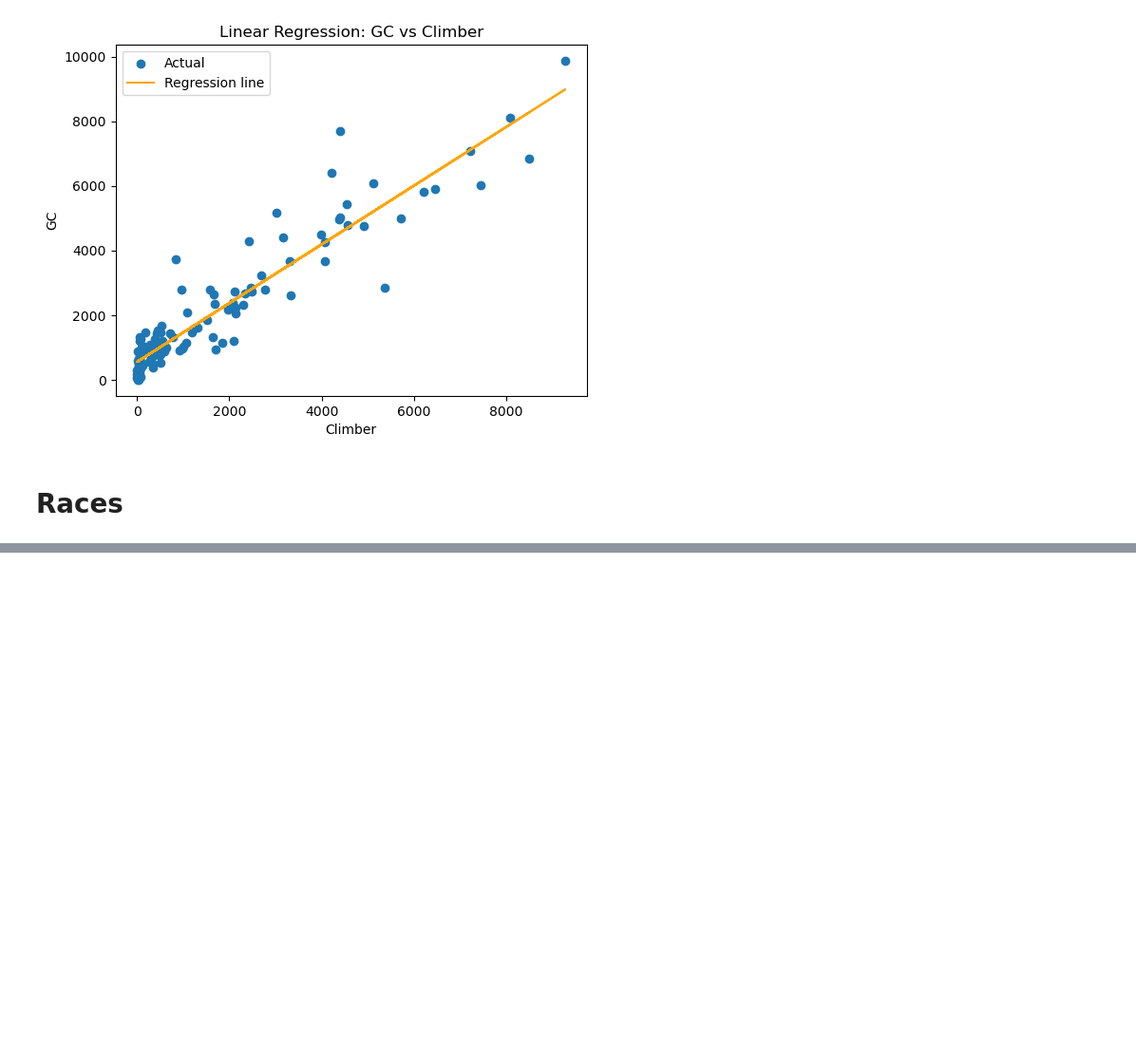
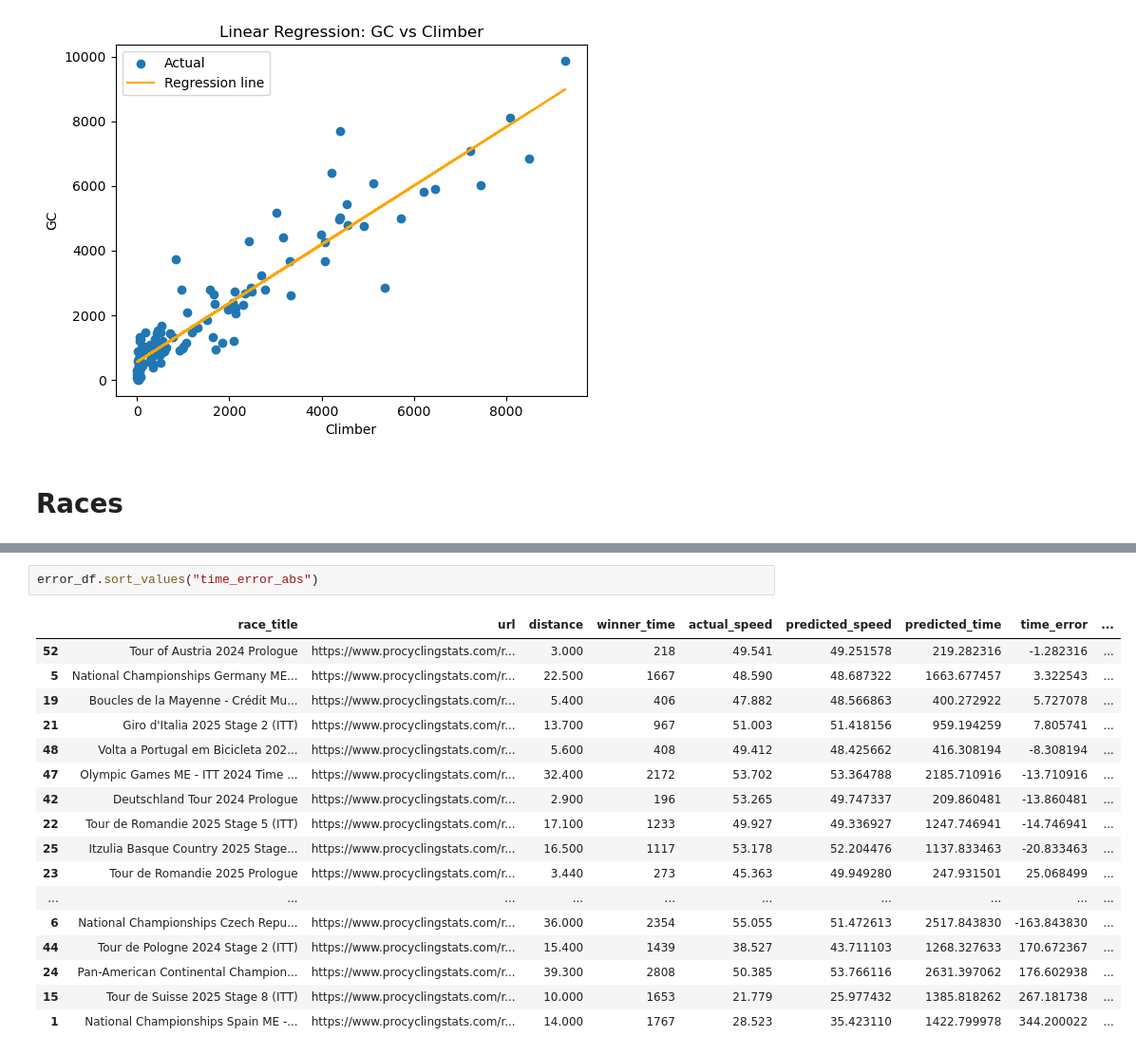
Before and after one commit to appollo30/PCS-chrono-cycling-time-trial-data-analysis, a Jupyter notebook: tests.ipynb, the cells around one changed output, grey strips where cells are left out. Shown at 95% size. Saved outputs shown, nothing was run; the diff lists cells and outputs as text; blank space fills up the shorter version.

```diff
--- a/tests.ipynb
+++ b/tests.ipynb
@@ -124,0 +193,20 @@ plt.show()
+# %%
+error_df.sort_values("time_error_abs")
+# %% [output]
+|  | race_title | url | distance | winner_time | actual_speed | predicted_speed | predicted_time | time_error | ... |
+| 52 | Tour of Austria 2024 Prologue | https://www.procyclingstats.com/r... | 3.000 | 218 | 49.541 | 49.251578 | 219.282316 | -1.282316 | ... |
+| 5 | National Championships Germany ME... | https://www.procyclingstats.com/r... | 22.500 | 1667 | 48.590 | 48.687322 | 1663.677457 | 3.322543 | ... |
+| 19 | Boucles de la Mayenne - Crédit Mu... | https://www.procyclingstats.com/r... | 5.400 | 406 | 47.882 | 48.566863 | 400.272922 | 5.727078 | ... |
+| 21 | Giro d'Italia 2025 Stage 2 (ITT) | https://www.procyclingstats.com/r... | 13.700 | 967 | 51.003 | 51.418156 | 959.194259 | 7.805741 | ... |
+| 48 | Volta a Portugal em Bicicleta 202... | https://www.procyclingstats.com/r... | 5.600 | 408 | 49.412 | 48.425662 | 416.308194 | -8.308194 | ... |
+| 47 | Olympic Games ME - ITT 2024 Time ... | https://www.procyclingstats.com/r... | 32.400 | 2172 | 53.702 | 53.364788 | 2185.710916 | -13.710916 | ... |
+| 42 | Deutschland Tour 2024 Prologue | https://www.procyclingstats.com/r... | 2.900 | 196 | 53.265 | 49.747337 | 209.860481 | -13.860481 | ... |
+| 22 | Tour de Romandie 2025 Stage 5 (ITT) | https://www.procyclingstats.com/r... | 17.100 | 1233 | 49.927 | 49.336927 | 1247.746941 | -14.746941 | ... |
+| 25 | Itzulia Basque Country 2025 Stage... | https://www.procyclingstats.com/r... | 16.500 | 1117 | 53.178 | 52.204476 | 1137.833463 | -20.833463 | ... |
+| 23 | Tour de Romandie 2025 Prologue | https://www.procyclingstats.com/r... | 3.440 | 273 | 45.363 | 49.949280 | 247.931501 | 25.068499 | ... |
+| ... | ... | ... | ... | ... | ... | ... | ... | ... | ... |
+| 6 | National Championships Czech Repu... | https://www.procyclingstats.com/r... | 36.000 | 2354 | 55.055 | 51.472613 | 2517.843830 | -163.843830 | ... |
+| 44 | Tour de Pologne 2024 Stage 2 (ITT) | https://www.procyclingstats.com/r... | 15.400 | 1439 | 38.527 | 43.711103 | 1268.327633 | 170.672367 | ... |
+| 24 | Pan-American Continental Champion... | https://www.procyclingstats.com/r... | 39.300 | 2808 | 50.385 | 53.766116 | 2631.397062 | 176.602938 | ... |
+| 15 | Tour de Suisse 2025 Stage 8 (ITT) | https://www.procyclingstats.com/r... | 10.000 | 1653 | 21.779 | 25.977432 | 1385.818262 | 267.181738 | ... |
+| 1 | National Championships Spain ME -... | https://www.procyclingstats.com/r... | 14.000 | 1767 | 28.523 | 35.423110 | 1422.799978 | 344.200022 | ... |
```
Also changed, not shown: parts of 12 cells of this notebook, 7 other files.
